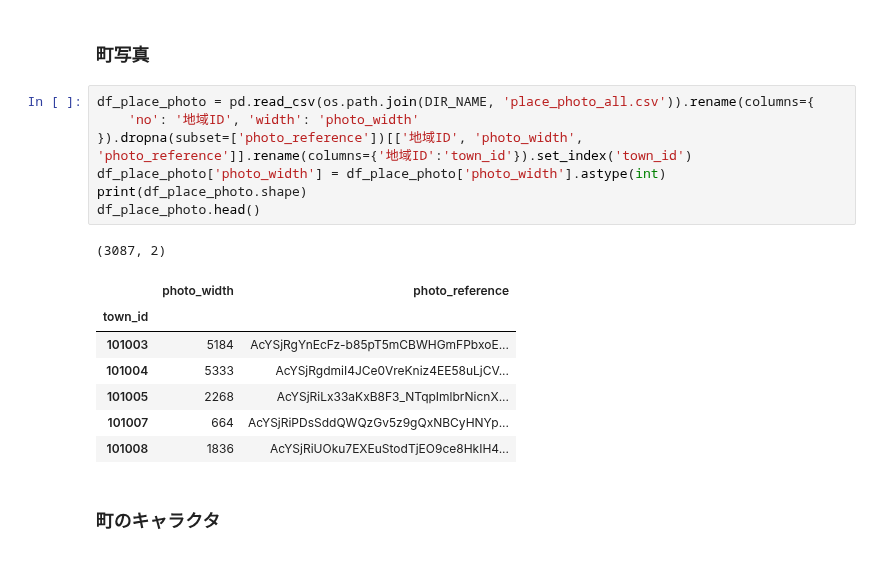
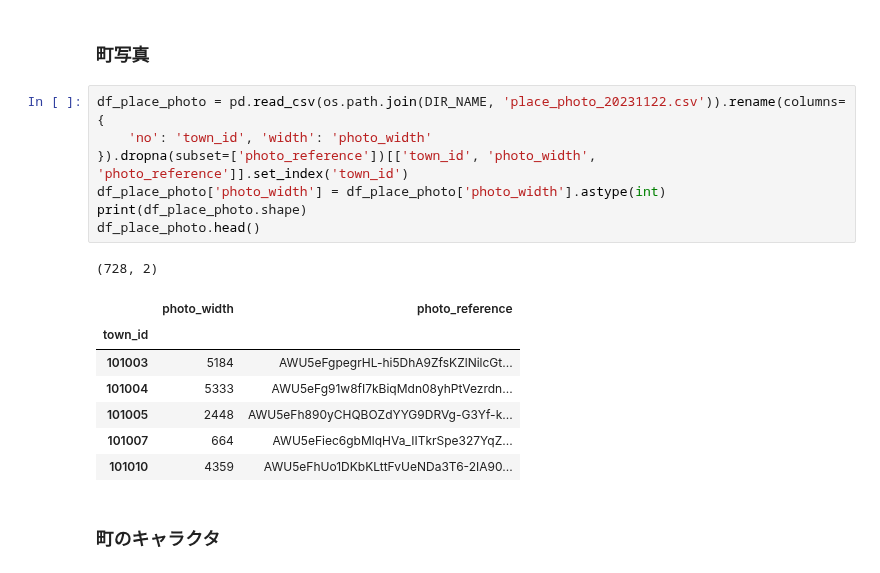
Before and after one commit to z-guard/analysis, a Jupyter notebook: notebooks/all_town_detail.ipynb, the cells around one changed output. Drawn from its saved outputs; the diff is of its cells as text.

Commit message:
Update: photo_reference

```diff
--- a/notebooks/all_town_detail.ipynb
+++ b/notebooks/all_town_detail.ipynb
@@ -248,21 +248,21 @@ df_geo_master.head()
 # %% [markdown]
 ### 町写真
 # %%
-df_place_photo = pd.read_csv(os.path.join(DIR_NAME, 'place_photo_all.csv')).rename(columns={
-    'no': '地域ID', 'width': 'photo_width'
-}).dropna(subset=['photo_reference'])[['地域ID', 'photo_width', 'photo_reference']].rename(columns={'地域ID':'town_id'}).set_index('town_id')
+df_place_photo = pd.read_csv(os.path.join(DIR_NAME, 'place_photo_20231122.csv')).rename(columns={
+    'no': 'town_id', 'width': 'photo_width'
+}).dropna(subset=['photo_reference'])[['town_id', 'photo_width', 'photo_reference']].set_index('town_id')
 df_place_photo['photo_width'] = df_place_photo['photo_width'].astype(int)
 print(df_place_photo.shape)
 df_place_photo.head()
 # %% [output]
-(3087, 2)
+(728, 2)
 |  | photo_width | photo_reference |
 | town_id |  |  |
-| 101003 | 5184 | AcYSjRgYnEcFz-b85pT5mCBWHGmFPbxoE... |
-| 101004 | 5333 | AcYSjRgdmiI4JCe0VreKniz4EE58uLjCV... |
-| 101005 | 2268 | AcYSjRiLx33aKxB8F3_NTqpImlbrNicnX... |
-| 101007 | 664 | AcYSjRiPDsSddQWQzGv5z9gQxNBCyHNYp... |
-| 101008 | 1836 | AcYSjRiUOku7EXEuStodTjEO9ce8HkIH4... |
+| 101003 | 5184 | AWU5eFgpegrHL-hi5DhA9ZfsKZlNilcGt... |
+| 101004 | 5333 | AWU5eFg91w8fI7kBiqMdn08yhPtVezrdn... |
+| 101005 | 2448 | AWU5eFh890yCHQBOZdYYG9DRVg-G3Yf-k... |
+| 101007 | 664 | AWU5eFiec6gbMlqHVa_IITkrSpe327YqZ... |
+| 101010 | 4359 | AWU5eFhUo1DKbKLttFvUeNDa3T6-2IA90... |
 # %% [markdown]
 ### 町のキャラクタ
 # %%
```
Also changed, not shown: parts of 3 cells of this notebook.
